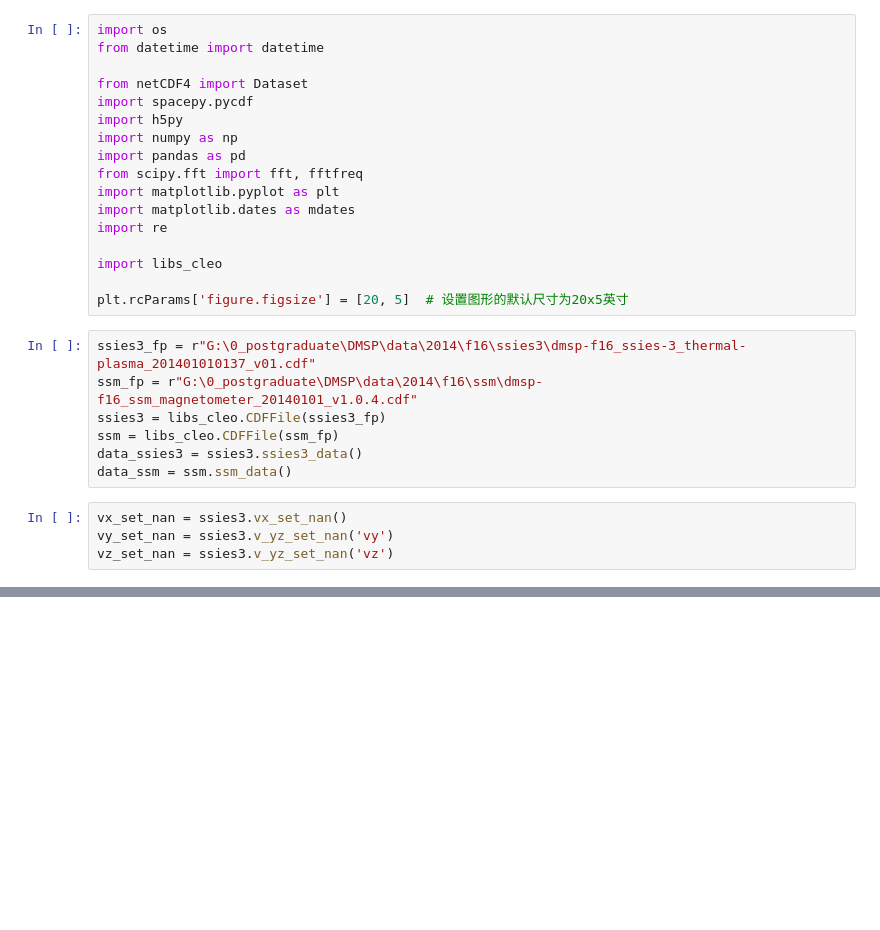
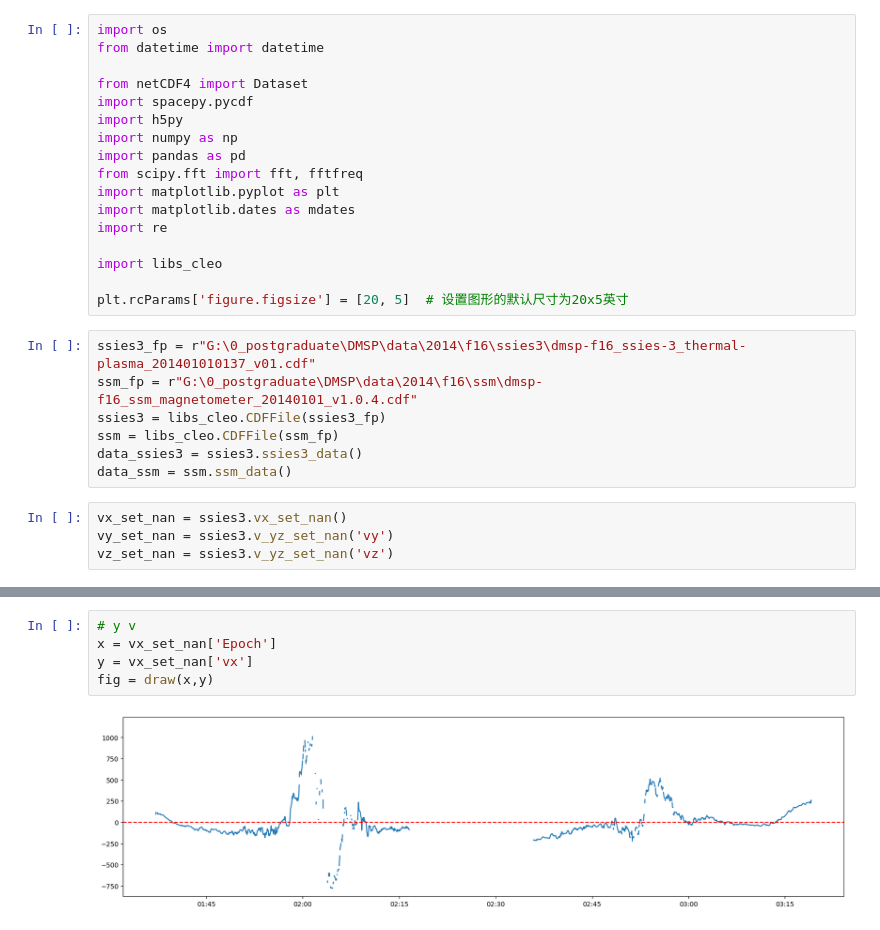
Before and after one commit to cleo24620/DMSP, a Jupyter notebook: code/check.ipynb, the cells around one changed output, grey strips where cells are left out. Drawn from its saved outputs; the diff is of its cells as text; blank space fills up the shorter version.

```diff
--- a/code/check.ipynb
+++ b/code/check.ipynb
@@ -41,0 +60,7 @@ plt.plot(vy_set_nan['Epoch'],-vy_set_nan['vy'],data_ssm_clip['Epoch'],data_ssm_c
+# %%
+# y v
+x = vx_set_nan['Epoch']
+y = vx_set_nan['vx']
+fig = draw(x,y)
+# %% [output]
+[figure, added]
```
Also changed, not shown: parts of 10 cells of this notebook, 5 other files.
